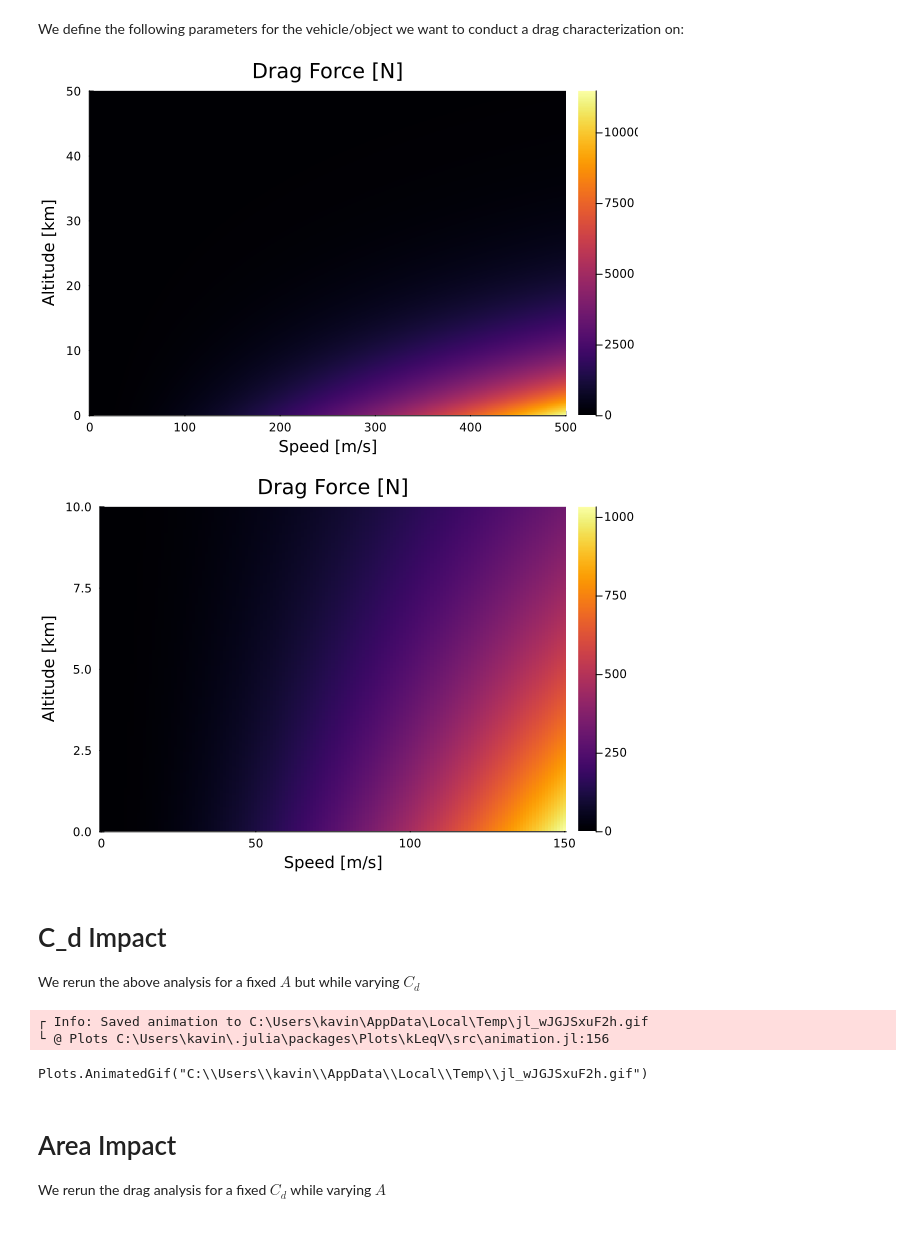
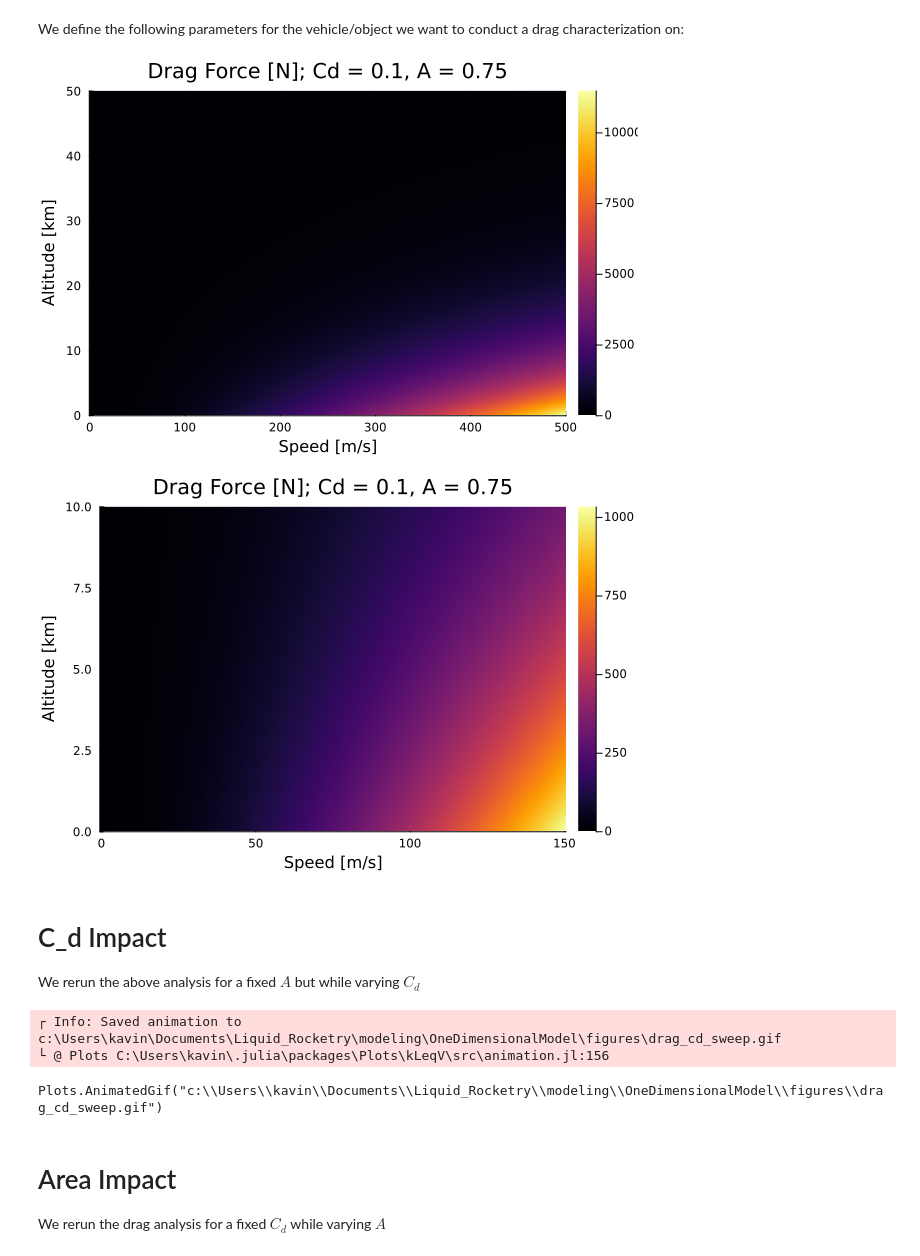
Before and after one commit to kmgovind/1d-rocket-model, a Jupyter notebook: notebooks/analytical_drag_characterization.ipynb, the cells around one changed output. Cells and saved outputs as stored; diff of their text form; code cells hidden in the pictures.

Commit message:
Added plot saving

```diff
--- a/notebooks/analytical_drag_characterization.ipynb
+++ b/notebooks/analytical_drag_characterization.ipynb
@@ -64,14 +48,14 @@ A = 0.75; # m^2
 # %%
 h_range = 0:100:50e3; # altitudes [m]
 v_range = 0:1:500; # speeds [m/s]
 
 hv_pairs = [[h,v] for h in h_range for v in v_range]
 drag_forces = [drag(cd, h, v, A) for (h,v) in hv_pairs]
 drag_forces = reshape(drag_forces, length(v_range), length(h_range))
 
 heatmap(v_range, h_range./(1e3), drag_forces')
 xlabel!("Speed [m/s]")
 ylabel!("Altitude [km]")
-title!("Drag Force [N]")
+title!("Drag Force [N]; Cd = $(cd), A = $(A)")
 # %% [output]
-[figure, old version]
+[figure, new version]
@@ -86,6 +72,6 @@ drag_forces = reshape(drag_forces, length(v_range), length(h_range))
 heatmap(v_range, h_range./(1e3), drag_forces')
 xlabel!("Speed [m/s]")
 ylabel!("Altitude [km]")
-title!("Drag Force [N]")
+title!("Drag Force [N]; Cd = $(cd), A = $(A)")
 # %% [output]
-[figure, old version]
+[figure, new version]
@@ -107,11 +95,11 @@ cd_sweep = @animate for cd in 0.1:0.05:0.9
     title!("Drag Force [N] @ C_d = $(cd)")
     plot!(clim=(0, 1e4))
 end
-gif(cd_sweep)
+gif(cd_sweep, "../figures/drag_cd_sweep.gif")
 # %% [output]
-┌ Info: Saved animation to C:\Users\kavin\AppData\Local\Temp\jl_wJGJSxuF2h.gif
+┌ Info: Saved animation to c:\Users\kavin\Documents\Liquid_Rocketry\modeling\OneDimensionalModel\figures\drag_cd_sweep.gif
 └ @ Plots C:\Users\kavin\.julia\packages\Plots\kLeqV\src\animation.jl:156
-Plots.AnimatedGif("C:\\Users\\kavin\\AppData\\Local\\Temp\\jl_wJGJSxuF2h.gif")
+Plots.AnimatedGif("c:\\Users\\kavin\\Documents\\Liquid_Rocketry\\modeling\\OneDimensionalModel\\figures\\drag_cd_sweep.gif")
 # %% [markdown]
 # Area Impact
 We rerun the drag analysis for a fixed $C_d$ while varying $A$
```
Also changed, not shown: parts of 5 cells of this notebook, 1 other file.
